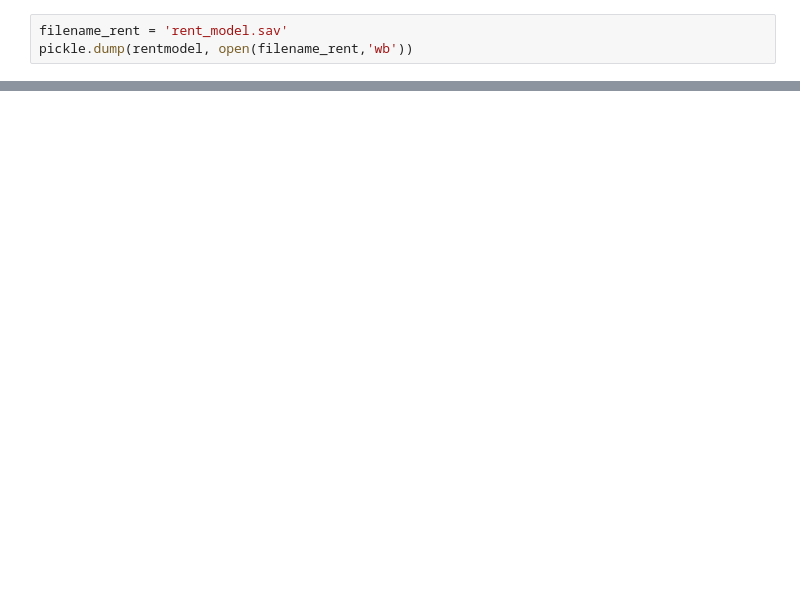
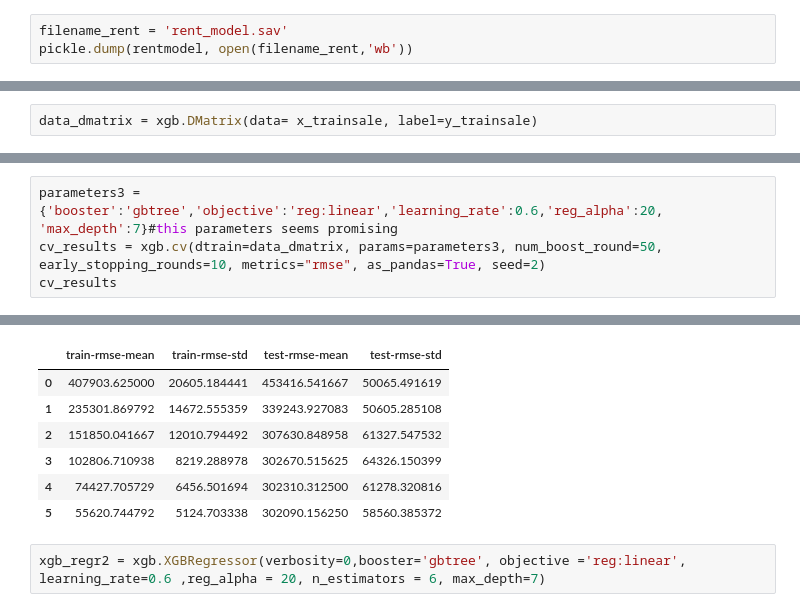
Before and after one commit to Astrobert0/Project-5-scikitlearn, a Jupyter notebook: model_selection.ipynb, the cells around one changed output, grey strips where cells are left out. Cells and saved outputs as stored; diff of their text form; blank space fills up the shorter version.

```diff
--- a/model_selection.ipynb
+++ b/model_selection.ipynb
@@ -231,0 +225,2 @@ since it gives a very low score with the second test data, we will use the ensem
+# %%
+data_dmatrix = xgb.DMatrix(data= x_trainsale, label=y_trainsale)
@@ -231,0 +253,5 @@ since it gives a very low score with the second test data, we will use the ensem
+# %%
+parameters3 = {'booster':'gbtree','objective':'reg:linear','learning_rate':0.6,'reg_alpha':20, 'max_depth':7}#this parameters seems promising
+cv_results = xgb.cv(dtrain=data_dmatrix, params=parameters3, num_boost_round=50, early_stopping_rounds=10, metrics="rmse", as_pandas=True, seed=2)
+cv_results
+# %% [output]
@@ -231,0 +261,9 @@ since it gives a very low score with the second test data, we will use the ensem
+|  | train-rmse-mean | train-rmse-std | test-rmse-mean | test-rmse-std |
+| 0 | 407903.625000 | 20605.184441 | 453416.541667 | 50065.491619 |
+| 1 | 235301.869792 | 14672.555359 | 339243.927083 | 50605.285108 |
+| 2 | 151850.041667 | 12010.794492 | 307630.848958 | 61327.547532 |
+| 3 | 102806.710938 | 8219.288978 | 302670.515625 | 64326.150399 |
+| 4 | 74427.705729 | 6456.501694 | 302310.312500 | 61278.320816 |
+| 5 | 55620.744792 | 5124.703338 | 302090.156250 | 58560.385372 |
+# %%
+xgb_regr2 = xgb.XGBRegressor(verbosity=0,booster='gbtree', objective ='reg:linear', learning_rate=0.6 ,reg_alpha = 20, n_estimators = 6, max_depth=7)
```
Also changed, not shown: parts of 22 cells of this notebook, 4 other files.
